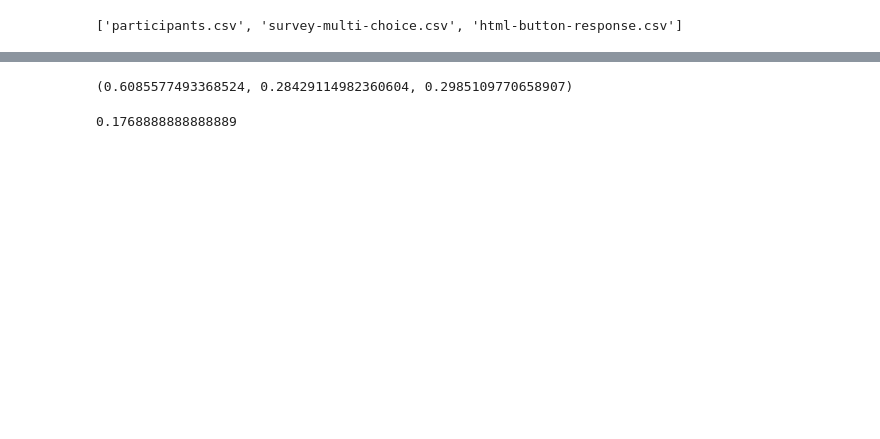
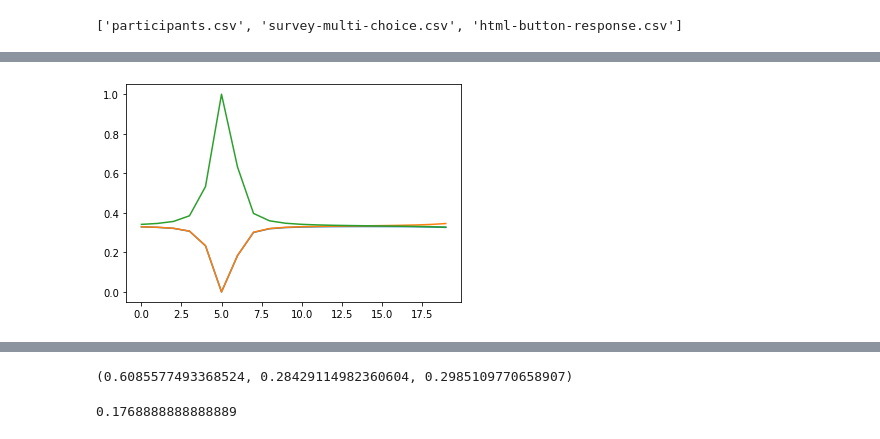
Before and after one commit to ilia10000/LO-Shot, a Jupyter notebook: LOSLP/dino-analysis_p-vs-e.ipynb, the cells around one changed output, grey strips where cells are left out. Drawn from its saved outputs; the diff is of its cells as text; code cells hidden in the pictures; blank space fills up the shorter version.

```diff
--- a/LOSLP/dino-analysis_p-vs-e.ipynb
+++ b/LOSLP/dino-analysis_p-vs-e.ipynb
@@ -52,0 +51,94 @@ peaks_dict[16]= [38.,         13.74038462,  4.48387097]
+# %%
+def np_peaks(lab1,lab2):
+    diffs = lab2-lab1
+    shift=(1-lab2)/diffs
+    shift[diffs==0]=-0.5
+    return 14+(shift*(14-5))
+
+# def optim_peaks(lab1,lab2):
+#     p1=cp.Variable()
+#     p2=cp.Variable()
+#     p3=cp.Variable()
+#     e1=5
+#     e2=14
+#     denom1=(p1-e1)**-2 +(p2-e1)**-2 + (p3-e1)**-2
+#     pred1 = np.array([((p1-e1)**-2)/denom1,((p2-e1)**-2)/denom1,((p3-e1)**-2)/denom1])
+#     print(pred1)
+#     denom2=(p1-e2)**-2 +(p2-e2)**-2 + (p3-e2)**-2
+#     pred2 = np.array([((p1-e2)**-2)/denom2,((p2-e2)**-2)/denom2,((p3-e2)**-2)/denom2])
+#     cost=0
+#     for i in range(len(lab1)):
+#         cost+=cp.sum_squares(pred1[i]-lab1[i])+cp.sum_squares(pred2[i]-lab2[i])
+#     prob = cp.Problem(cp.Minimize(cost))
+#     prob.solve()
+#     print("\nThe optimal value is", prob.value)
+#     print("The optimal x is")
+#     print(p1.value,p2.value,p3.value)
+#     return p1.value, p2.value, p3.value
+
+import torch
+from torch.autograd import Variable
+dtype = torch.FloatTensor
+
+def optim_peaks(lab1,lab2, verbose=False):
+    inits=np_peaks(lab1,lab2)+0.001
+    lab1=torch.tensor(lab1, requires_grad=False)
+    lab2=torch.tensor(lab2, requires_grad=False)
+    p1=torch.tensor([inits[0]],requires_grad=True)
+    p2=torch.tensor([inits[1]],requires_grad=True)
+    p3=torch.tensor([inits[2]],requires_grad=True)
+    e1=5
+    e2=14
+    cost=0
+    learning_rate = .3
+    for t in range(100001):
+        denom1=(p1-e1)**-2 +(p2-e1)**-2 + (p3-e1)**-2
+        pred1 = torch.cat([((p1-e1)**-2)/denom1,((p2-e1)**-2)/denom1,((p3-e1)**-2)/denom1])
+        denom2=(p1-e2)**-2 +(p2-e2)**-2 + (p3-e2)**-2
+        pred2 = torch.cat([((p1-e2)**-2)/denom2,((p2-e2)**-2)/denom2,((p3-e2)**-2)/denom2])
+        # Forward pass: compute predicted y using operations on Variables; these
+        # are exactly the same operations we used to compute the forward pass using
+        # Tensors, but we do not need to keep references to intermediate values since
+        # we are not implementing the backward pass by hand.
+        # Compute and print loss using operations on Variables.
+        # Now loss is a Variable of shape (1,) and loss.data is a Tensor of shape
+        # (1,); loss.data[0] is a scalar value holding the loss.
+        loss = torch.nn.functional.kl_div(pred1.log(),lab1) + torch.nn.functional.kl_div(pred2.log(),lab2)
+        #(pred1 - lab1).pow(2).sum() + (pred2 - lab2).pow(2).sum()
+        if verbose and not t%1000:
+            print(t, loss)
+            print(pred1,pred2)
+            print(lab1,lab2)
+            prototype_loc = [p1.detach().numpy(), p2.detach().numpy(),p3.detach().numpy()]
+            prototype_lab = np.array([np.array([1., 0., 0.]), np.array([0.,1.,0.]), np.array([0.,0.,1.])])
+            clf.fit(prototype_loc, prototype_lab)
+            x=np.linspace(0,19, 20)
+            preds=clf.probabilities(x)
+            plt.plot(x,preds)
+            plt.show()
+
+
+        # Use autograd to compute the backward pass. This call will compute the
+        # gradient of loss with respect to all Variables with requires_grad=True.
+        # After this call w1.grad and w2.grad will be Variables holding the gradient
+        # of the loss with respect to w1 and w2 respectively.
+        loss.backward()
+
+
+        # Update weights using gradient descent; w1.data and w2.data are Tensors,
+        # w1.grad and w2.grad are Variables and w1.grad.data and w2.grad.data are
+        # Tensors.
+        p1.data -= learning_rate * p1.grad.data
+        p2.data -= learning_rate * p2.grad.data
+        p3.data -= learning_rate * p3.grad.data
+        # Manually zero the gradients after updating weights
+        p1.grad.data.zero_()
+        p2.grad.data.zero_()
+        p3.grad.data.zero_()
+    print("\nThe optimal value is", loss)
+    print("The optimal x is")
+    print(p1.detach().numpy(), p2.detach().numpy(),p3.detach().numpy())
+    return p1.detach().numpy(), p2.detach().numpy(),p3.detach().numpy()
+
+optim_peaks(*sl[1])
+# %% [output]
@@ -52,0 +150 @@ peaks_dict[16]= [38.,         13.74038462,  4.48387097]
+[figure, added]
```
Also changed, not shown: parts of 16 cells of this notebook, 1 other file.
